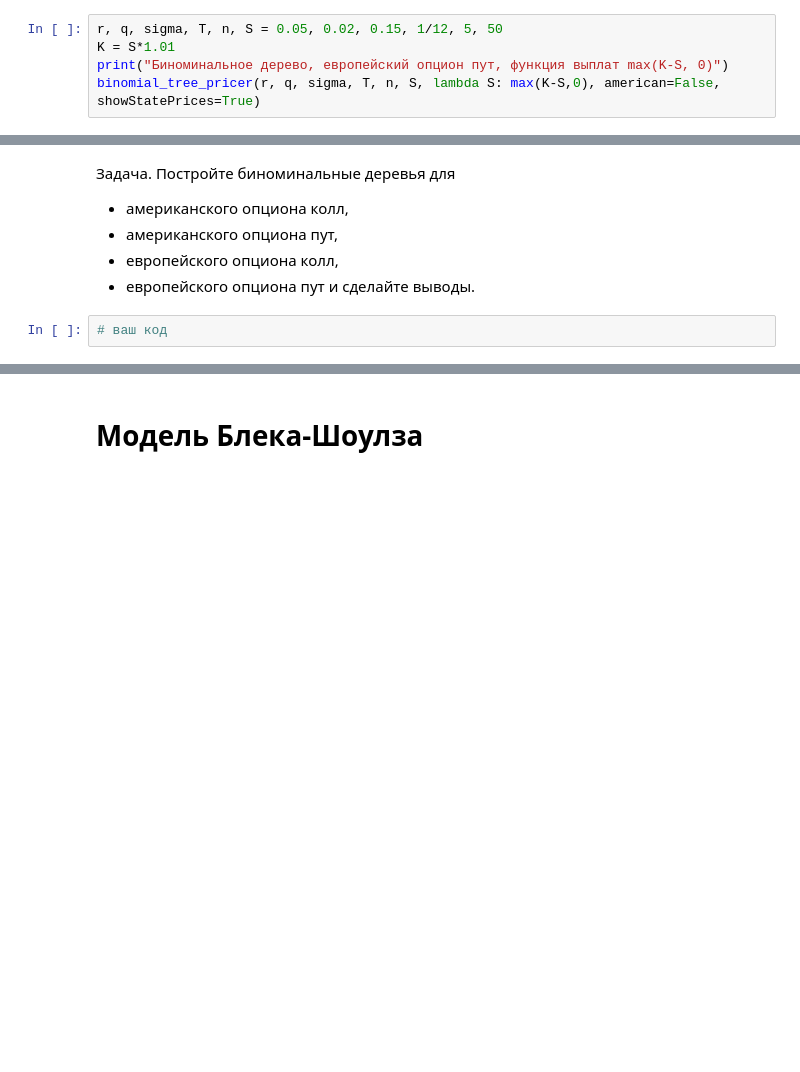
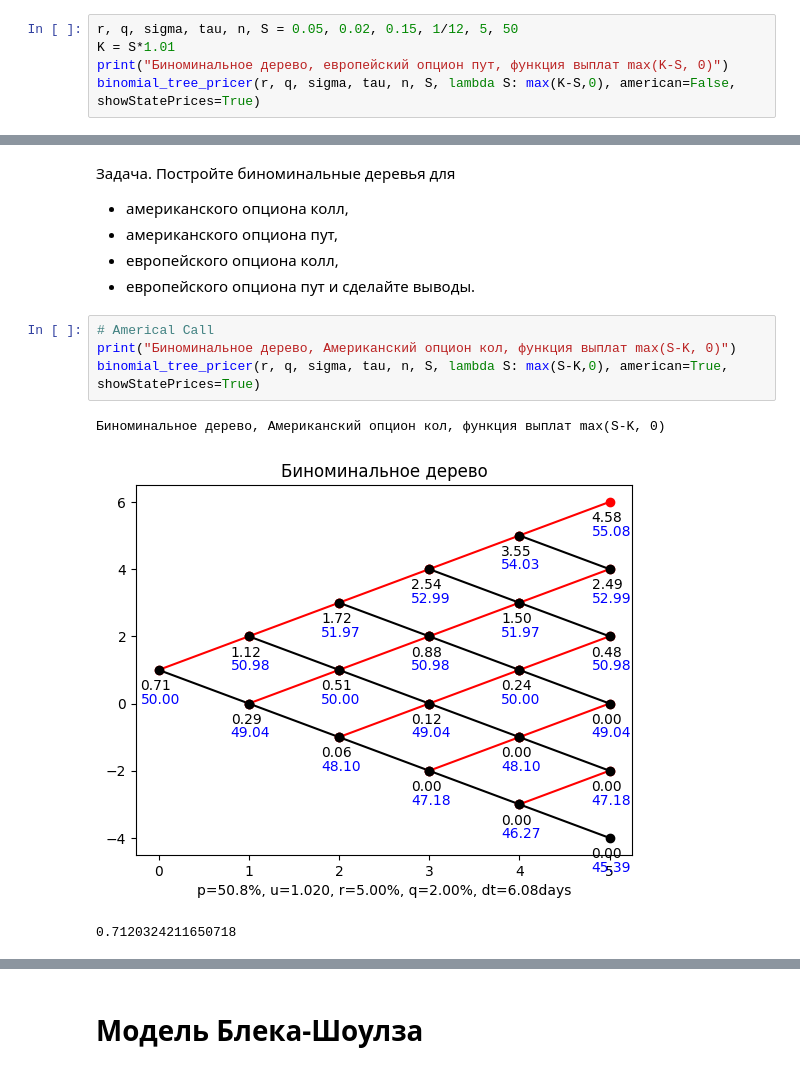
Before and after one commit to Kasymkhankhubiyev/Sirius-Uni, a Jupyter notebook: HybridFinancialInstruments/lab_1_GSFP.ipynb, the cells around one changed output, grey strips where cells are left out. Drawn from its saved outputs; the diff is of its cells as text; blank space fills up the shorter version.

```diff
--- a/HybridFinancialInstruments/lab_1_GSFP.ipynb
+++ b/HybridFinancialInstruments/lab_1_GSFP.ipynb
@@ -160,10 +215,10 @@ def binomial_tree_pricer(r, q, sigma, T, n, S, payoff, american=True, showStateP
 # %% [markdown]
 Пример. Текущая цена акций равна 50, волатильность 15%, цена страйк на 1% выше цены базового актива, время до экспирации 1 месяц, безрисковая ставка 5%, на акции начисляются дивиденды 2%. Постройте биноминальное дерево на 5 периодов для европейского опциона пут и оцените его стоимость.
 # %%
-r, q, sigma, T, n, S = 0.05, 0.02, 0.15, 1/12, 5, 50
+r, q, sigma, tau, n, S = 0.05, 0.02, 0.15, 1/12, 5, 50
 K = S*1.01
 print("Биноминальное дерево, европейский опцион пут, функция выплат max(K-S, 0)")
-binomial_tree_pricer(r, q, sigma, T, n, S, lambda S: max(K-S,0), american=False, showStatePrices=True)
+binomial_tree_pricer(r, q, sigma, tau, n, S, lambda S: max(K-S,0), american=False, showStatePrices=True)
 # %% [output]
 Биноминальное дерево, европейский опцион пут, функция выплат max(K-S, 0)
 [figure]
@@ -177,5 +232,11 @@ binomial_tree_pricer(r, q, sigma, T, n, S, lambda S: max(K-S,0), american=False,
 *   европейского опциона колл,
 *   европейского опциона пут
 и сделайте выводы.
-# %%
-# ваш код
+# %%
+# Americal Call
+print("Биноминальное дерево, Американский опцион кол, функция выплат max(S-K, 0)")
+binomial_tree_pricer(r, q, sigma, tau, n, S, lambda S: max(S-K,0), american=True, showStatePrices=True)
+# %% [output]
+Биноминальное дерево, Американский опцион кол, функция выплат max(S-K, 0)
+[figure, added]
+0.7120324211650718
```
Also changed, not shown: parts of 37 cells of this notebook.
